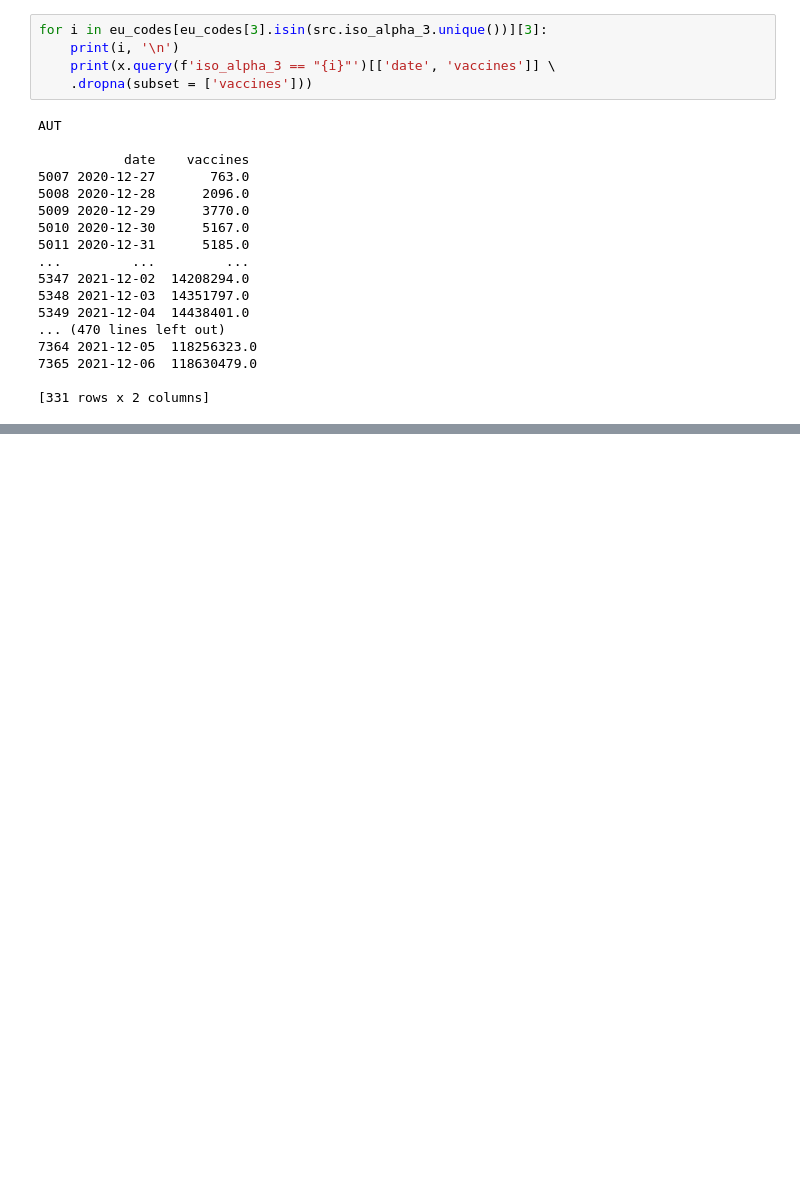
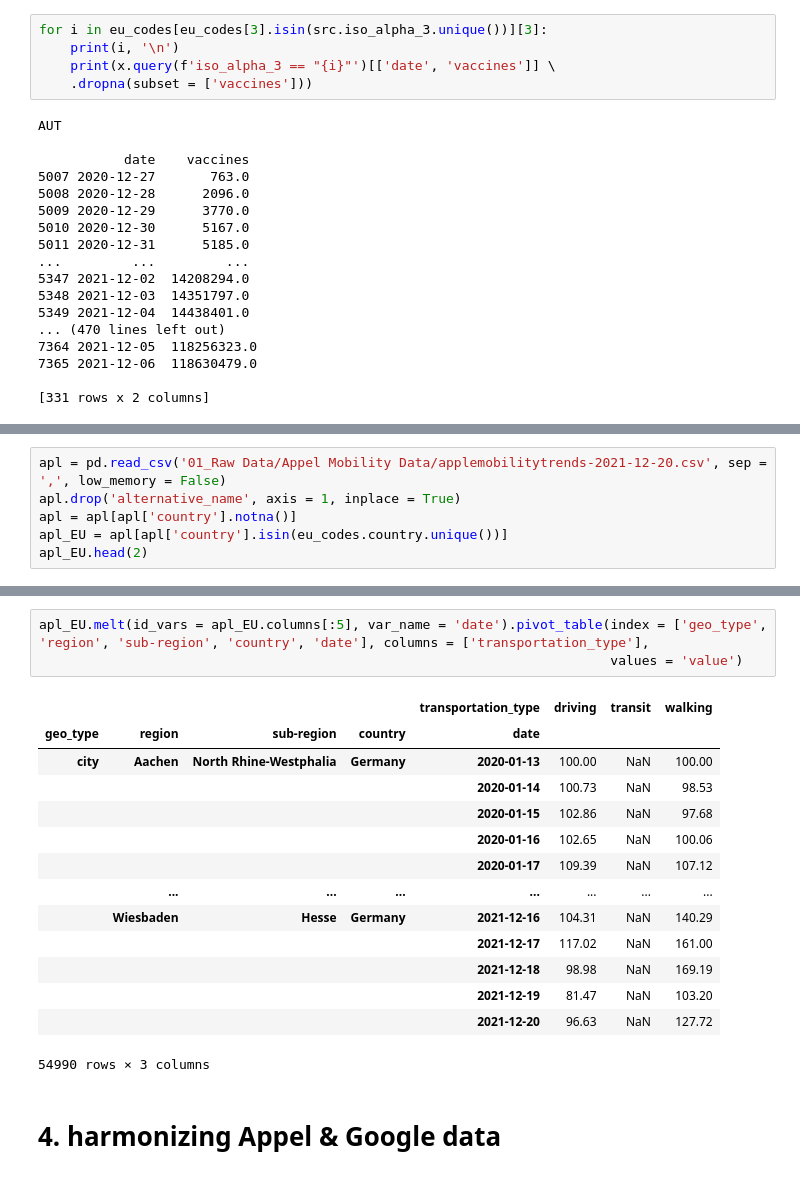
Before and after one commit to l5d1l5/ESPON-DATA, a Jupyter notebook: 02_Data/04_Social indicators/Task.2 variables.ipynb, the cells around one changed output, grey strips where cells are left out. Drawn from its saved outputs; the diff is of its cells as text; blank space fills up the shorter version.

```diff
--- a/02_Data/04_Social indicators/Task.2 variables.ipynb
+++ b/02_Data/04_Social indicators/Task.2 variables.ipynb
@@ -146,0 +216,6 @@ AUT
+# %%
+apl = pd.read_csv('01_Raw Data/Appel Mobility Data/applemobilitytrends-2021-12-20.csv', sep = ',', low_memory = False)
+apl.drop('alternative_name', axis = 1, inplace = True)
+apl = apl[apl['country'].notna()]
+apl_EU = apl[apl['country'].isin(eu_codes.country.unique())]
+apl_EU.head(2)
@@ -146,0 +227,20 @@ AUT
+# %%
+apl_EU.melt(id_vars = apl_EU.columns[:5], var_name = 'date').pivot_table(index = ['geo_type', 'region', 'sub-region', 'country', 'date'], columns = ['transportation_type'],
+                                                                         values = 'value')
+# %% [output]
+|  |  |  |  | transportation_type | driving | transit | walking |
+| geo_type | region | sub-region | country | date |  |  |  |
+| city | Aachen | North Rhine-Westphalia | Germany | 2020-01-13 | 100.00 | NaN | 100.00 |
+|  |  |  |  | 2020-01-14 | 100.73 | NaN | 98.53 |
+|  |  |  |  | 2020-01-15 | 102.86 | NaN | 97.68 |
+|  |  |  |  | 2020-01-16 | 102.65 | NaN | 100.06 |
+|  |  |  |  | 2020-01-17 | 109.39 | NaN | 107.12 |
+|  | ... | ... | ... | ... | ... | ... | ... |
+|  | Wiesbaden | Hesse | Germany | 2021-12-16 | 104.31 | NaN | 140.29 |
+|  |  |  |  | 2021-12-17 | 117.02 | NaN | 161.00 |
+|  |  |  |  | 2021-12-18 | 98.98 | NaN | 169.19 |
+|  |  |  |  | 2021-12-19 | 81.47 | NaN | 103.20 |
+|  |  |  |  | 2021-12-20 | 96.63 | NaN | 127.72 |
+54990 rows × 3 columns
+# %% [markdown]
+# 4. harmonizing Appel & Google data
```
Also changed, not shown: parts of 16 cells of this notebook, 20 other files.
